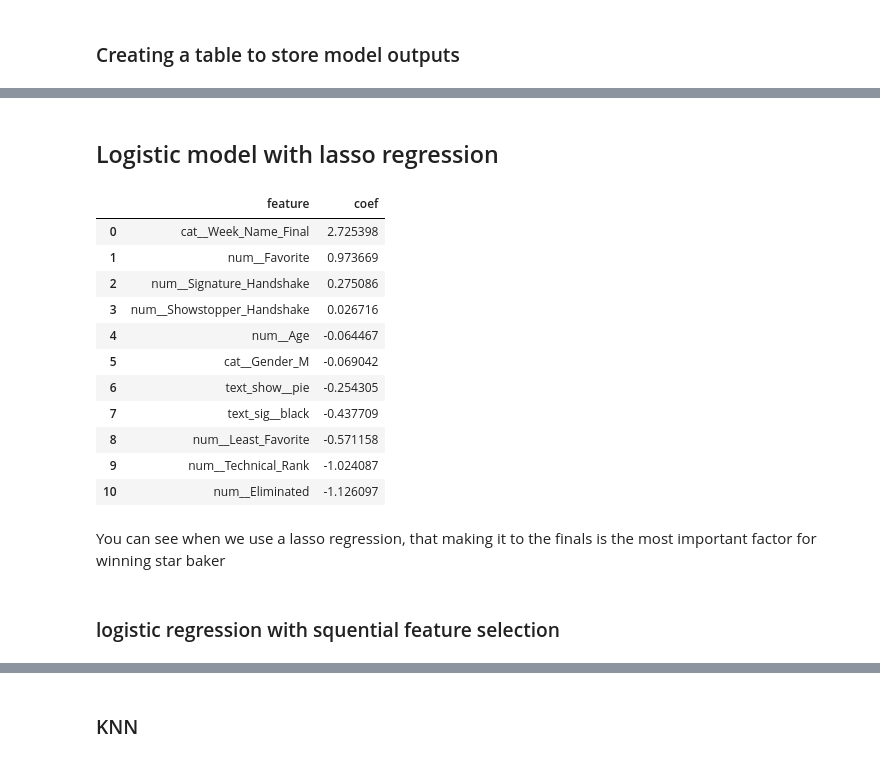
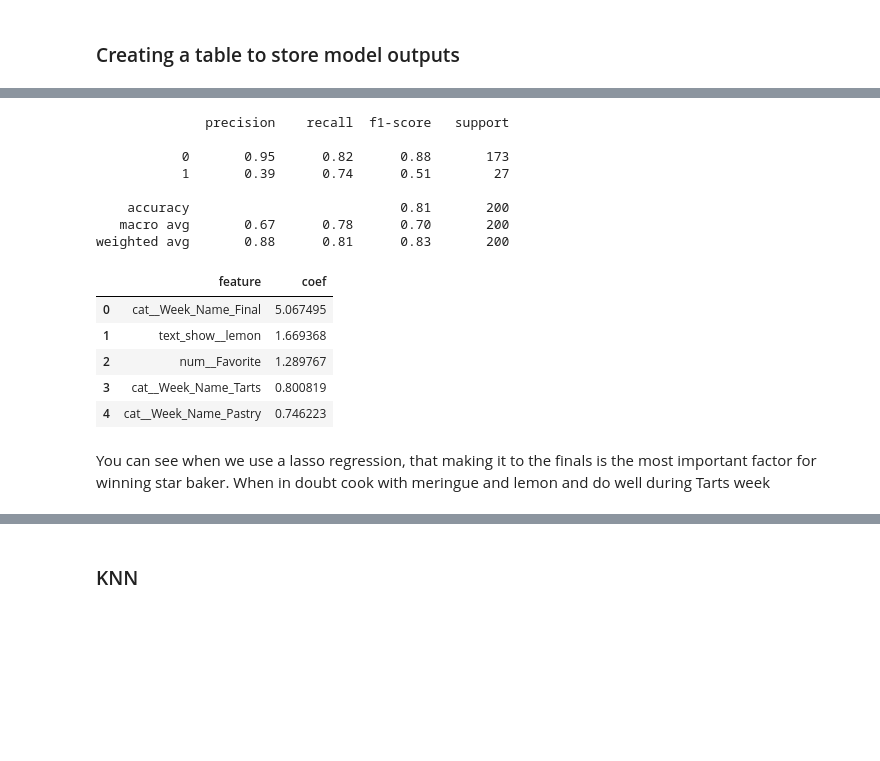
Before and after one commit to mgargiulo07/Springboard-Data-Science-Course, a Jupyter notebook: Capstone_Projects/Capstone_2/3_Feature_Engineering_and_Model_Creation.ipynb, the cells around one changed output, grey strips where cells are left out. Drawn from its saved outputs; the diff is of its cells as text; code cells hidden in the pictures; blank space fills up the shorter version.

```diff
--- a/Capstone_Projects/Capstone_2/3_Feature_Engineering_and_Model_Creation.ipynb
+++ b/Capstone_Projects/Capstone_2/3_Feature_Engineering_and_Model_Creation.ipynb
@@ -304,21 +425,19 @@ Model_Data_Frame
 # %%
+#LOGIT model with hyperparameter tuning
 
-#is this the right solver / max_iter?
 logreg = LogisticRegression()
 param_grid = {'C':np.arange(.1,1.1,.1)}
 
-logreg_cv =GridSearchCV(logreg,param_grid,cv=5)
+logreg_cv =GridSearchCV(logreg,param_grid,cv=3)
 
 
-logreg_cv.fit(X_train_trans,y_train)
-y_pred_logreg = logreg_cv.predict(X_test_trans)
+logreg_cv.fit(X_res1,y_res1)
+y_pred = logreg_cv.predict(X_test_trans)
 
-#confusion matrix
-cm = confusion_matrix(y_test,y_pred_logreg)
+print(classification_report(y_test,y_pred))
+training_score = (logreg_cv.score(X_res1,y_res1))
+testing_score = (logreg_cv.score(X_test_trans, y_test))
+f1 = f1_score(y_pred, y_test)
 
-sns.heatmap(cm,annot=True,cmap='coolwarm')
-plt.xlabel('actual values')
-plt.ylabel('predicted labels')
-plt.title('Random Forest Model for Predicting Star Baker')
-plt.show()
+Model_Data_Frame['Logistic Regression (w/ CV)']=[training_score,testing_score,f1]
 # %% [output]
@@ -349,3 +451,0 @@ and the testing score for the model is 0.885     /nand the best params for C for
-# %%
-Model_Data_Frame['Logistic Regression']=[training_score,testing_score]
-Model_Data_Frame
@@ -375,33 +452,42 @@ Coef_Table.head(10)
-# %% [markdown]
-## Logistic model with lasso regression
 # %%
-#is this the right solver / max_iter?
+#LOGIT model with lasso regression
+
 logreg_lasso = LogisticRegression(penalty='l1', solver='liblinear')
 param_grid = {'C':np.arange(.1,1.1,.1)}
 
-logreg_cv =GridSearchCV(logreg_lasso,param_grid,cv=5)
+logreg_cv =GridSearchCV(logreg_lasso,param_grid,cv=3)
 
 
-logreg_cv.fit(X_train_trans,y_train)
+logreg_cv.fit(X_res1,y_res1)
 
+y_pred = logreg_cv.predict(X_test_trans)
+
+print(classification_report(y_test,y_pred))
+training_score = (logreg_cv.score(X_res1,y_res1))
+testing_score = (logreg_cv.score(X_test_trans, y_test))
+f1 = f1_score(y_pred, y_test)
+
+Model_Data_Frame['Logistic Regression (w/ CV & Lasso)']=[training_score,testing_score,f1]
+
+#print out a list of important coefficients
 Coef_Table = pd.DataFrame(zip(preprocessor.get_feature_names_out(),
                               logreg_cv.best_estimator_.coef_[0])).sort_values(1,ascending=False)
 Coef_Table.columns=['feature','coef']
-Coef_Table[Coef_Table.coef!=0].reset_index(drop=True)
+Coef_Table[Coef_Table.coef!=0].reset_index(drop=True).head()
 # %% [output]
+              precision    recall  f1-score   support
+
+           0       0.95      0.82      0.88       173
+           1       0.39      0.74      0.51        27
+
+    accuracy                           0.81       200
+   macro avg       0.67      0.78      0.70       200
+weighted avg       0.88      0.81      0.83       200
 |  | feature | coef |
-| 0 | cat__Week_Name_Final | 2.725398 |
-| 1 | num__Favorite | 0.973669 |
-| 2 | num__Signature_Handshake | 0.275086 |
-| 3 | num__Showstopper_Handshake | 0.026716 |
-| 4 | num__Age | -0.064467 |
-| 5 | cat__Gender_M | -0.069042 |
-| 6 | text_show__pie | -0.254305 |
-| 7 | text_sig__black | -0.437709 |
-| 8 | num__Least_Favorite | -0.571158 |
-| 9 | num__Technical_Rank | -1.024087 |
-| 10 | num__Eliminated | -1.126097 |
+| 0 | cat__Week_Name_Final | 5.067495 |
+| 1 | text_show__lemon | 1.669368 |
+| 2 | num__Favorite | 1.289767 |
+| 3 | cat__Week_Name_Tarts | 0.800819 |
+| 4 | cat__Week_Name_Pastry | 0.746223 |
 # %% [markdown]
-You can see when we use a lasso regression, that making it to the finals is the most important factor for winning star baker
+You can see when we use a lasso regression, that making it to the finals is the most important factor for winning star baker. When in doubt cook with meringue and lemon and do well during Tarts week
-# %% [markdown]
-### logistic regression with squential feature selection
```
Also changed, not shown: parts of 56 cells of this notebook.
